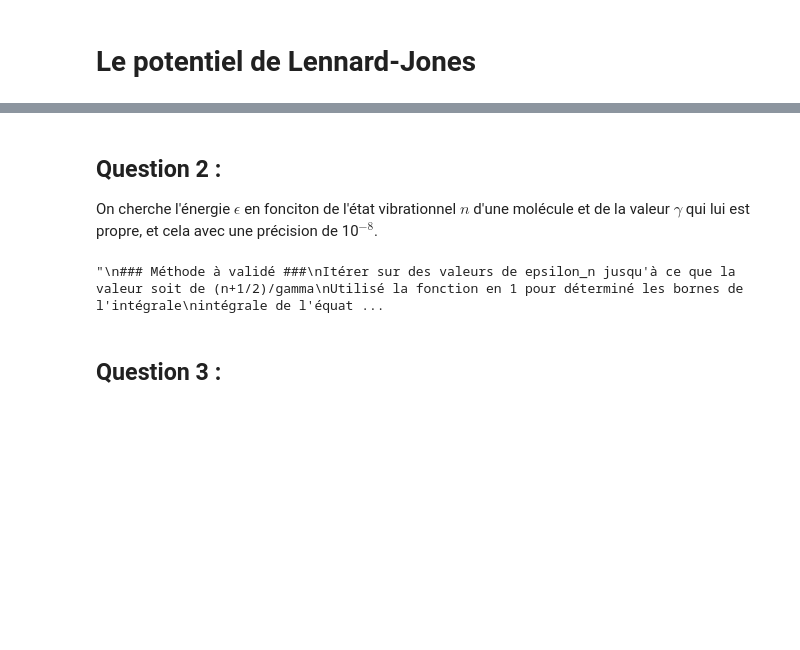
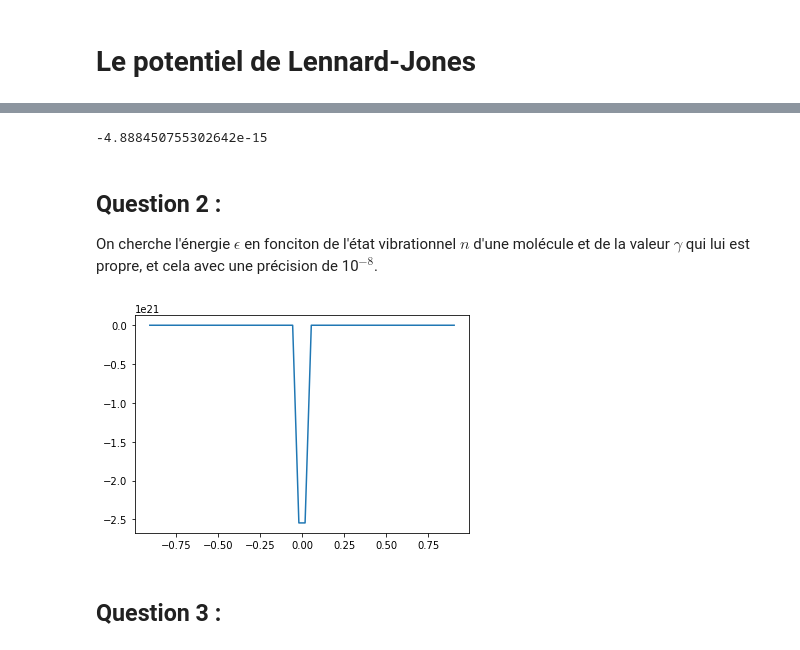
Before and after one commit to dvdturg/Phys_num, a Jupyter notebook: TP2/TP2.ipynb, the cells around one changed output, grey strips where cells are left out. Cells and saved outputs as stored; diff of their text form; code cells hidden in the pictures; blank space fills up the shorter version.

```diff
--- a/TP2/TP2.ipynb
+++ b/TP2/TP2.ipynb
@@ -68,15 +74,61 @@ def rebroussement_pts(V_0,sigma,mu, epsilon_n,autre_variable):
+# %%
+"""
+Trouver r pour p(r) = 0 sachant p(r) = ±[2mu(epsilon_n*V0-V(r))]^(1/2)
+epsilon_n = E_n/V0 = p^2/(2mu) + V(r)
+V(r) = 4V0[(sigma/r)^6-(sigma/r)^12]
+Évaluation numérique du résultat
+"""
+
+
+def bissection(a,b,fonction,prec = 1e-16,val = 0,*args): # val est pour trouver une valeur autre que 0
+    if (fonction(a,*args) > val and fonction(b,*args) < val) or (fonction(a,*args) < val and fonction(b,*args) > val):
+        if fonction(a,*args) > fonction(b,*args):
+            p_0,m_0 = a,b
+        else:
+            p_0,m_0 = b,a
+        x = (a+b)/2
+        f_x = fonction(x,*args)
+        if (-prec+val < f_x) and (f_x < prec+val):
+            return x
+        else:
+            if f_x > val:
+                return bissection(x,m_0,fonction,prec = prec,val = val,*args)
+            else:
+                return bissection(x,p_0,fonction,prec = prec,val = val,*args)
+    else:
+        raise ValueError(f"La fonction ne passe pas par {val} dans cet intervalle.")
+
+rebroussement_pts = lambda sigma,epsilon_n :(-sigma/((np.sqrt(epsilon_n+1)+1)/2)**(1/6),sigma/((np.sqrt(epsilon_n+1)+1)/2)**(1/6))
+# %% [output]
+-4.888450755302642e-15
 # %% [markdown]
 ## Question 2 :
 On cherche l'énergie $\epsilon$ en fonciton de l'état vibrationnel $n$ d'une molécule et de la valeur $\gamma$ qui lui est propre, et cela avec une précision de 10$^{-8}$.
 # %%
 """
 ### Méthode à validé ###
 Itérer sur des valeurs de epsilon_n jusqu'à ce que la valeur soit de (n+1/2)/gamma
 Utiliser la fonction en 1 pour déterminer les bornes de l'intégrale
 intégrale de l'équation 9
 """
+from scipy.integrate import quad
+def energie(n,gamma):
+    x_g = []
+
+    #for epsilon_n in n:
+    epsilon_n = 6
+    n = np.linspace(rebroussement_pts(1,epsilon_n)[0],rebroussement_pts(1,epsilon_n)[1])#np.linspace(0,1,100)
+    v = lambda y: (epsilon_n-4*((1/y)**12-(1/y)**6))
+    for i in np.linspace(rebroussement_pts(1,epsilon_n)[0],rebroussement_pts(1,epsilon_n)[1]):
+
+        #x_m = quad(v,rebroussement_pts(1,epsilon_n)[0],-1e-0)[0]
+        #x_p = quad(v,1e-0,rebroussement_pts(1,epsilon_n)[1])[0]
+        x_g.append(v(i))
+    plt.plot(n,x_g)
+    plt.show()
+energie(1,1)
 # %% [output]
-"\n### Méthode à validé ###\nItérer sur des valeurs de epsilon_n jusqu'à ce que la valeur soit de (n+1/2)/gamma\nUtilisé la fonction en 1 pour déterminé les bornes de l'intégrale\nintégrale de l'équat ...
+[figure, added]
 # %% [markdown]
 ## Question 3 :
 # %%
```
Also changed, not shown: parts of 4 cells of this notebook.
